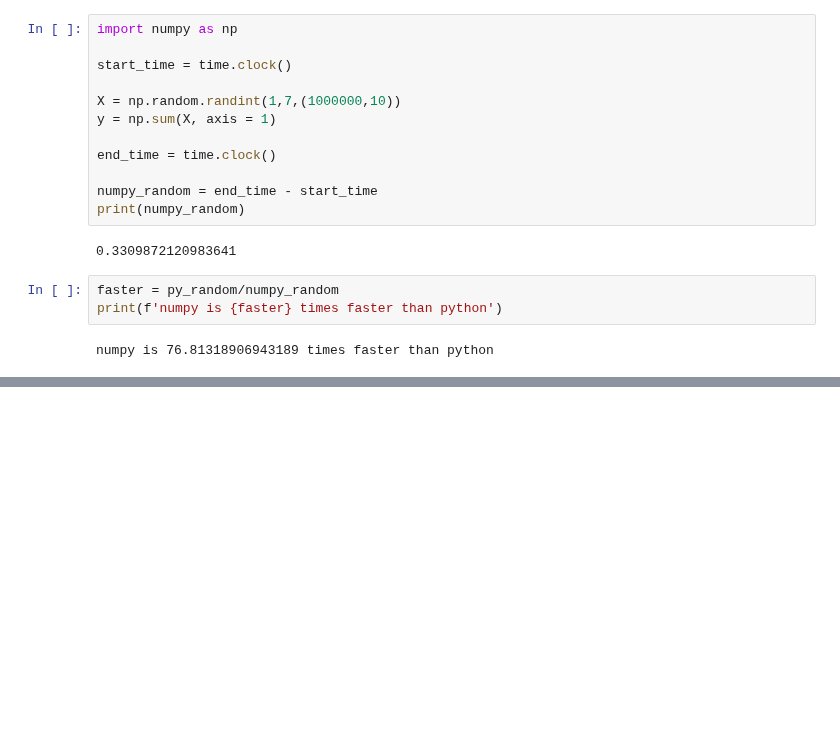
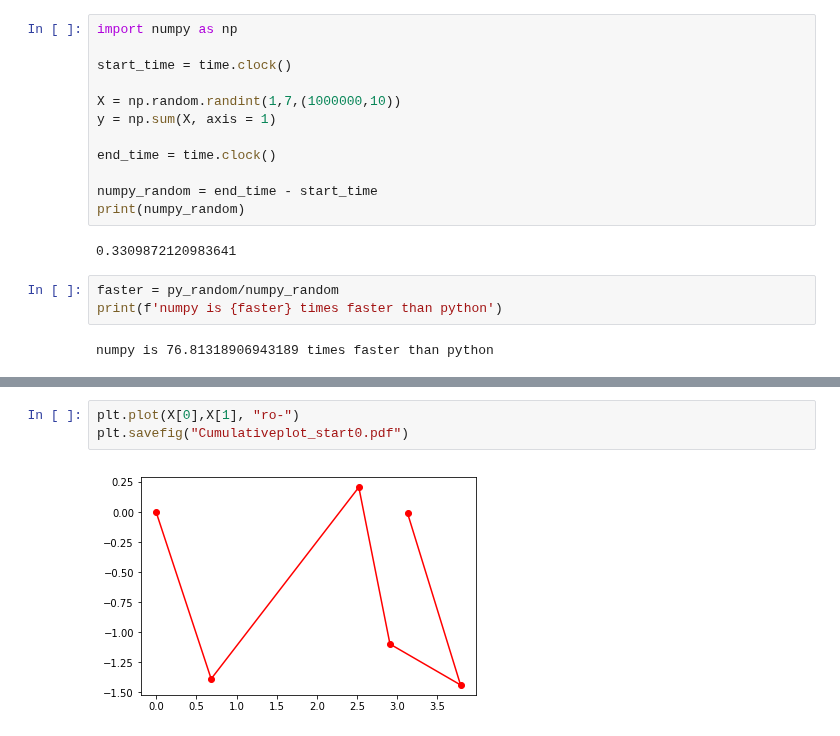
Before and after one commit to udaytak/Edx_PythonForResearch, a Jupyter notebook: CW2.ipynb, the cells around one changed output, grey strips where cells are left out. Saved outputs shown, nothing was run; the diff lists cells and outputs as text; blank space fills up the shorter version.

```diff
--- a/CW2.ipynb
+++ b/CW2.ipynb
@@ -1684,0 +1776,5 @@ numpy is 76.81318906943189 times faster than python
+# %%
+plt.plot(X[0],X[1], "ro-")
+plt.savefig("Cumulativeplot_start0.pdf")
+# %% [output]
+[figure, added]
```
Also changed, not shown: parts of 11 cells of this notebook, 2 other files.
